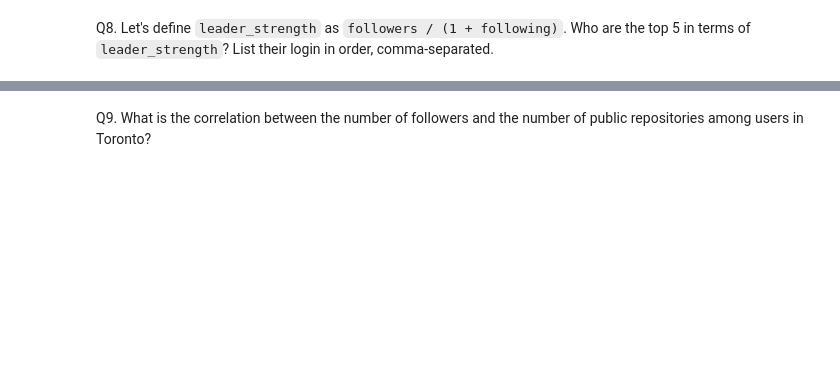
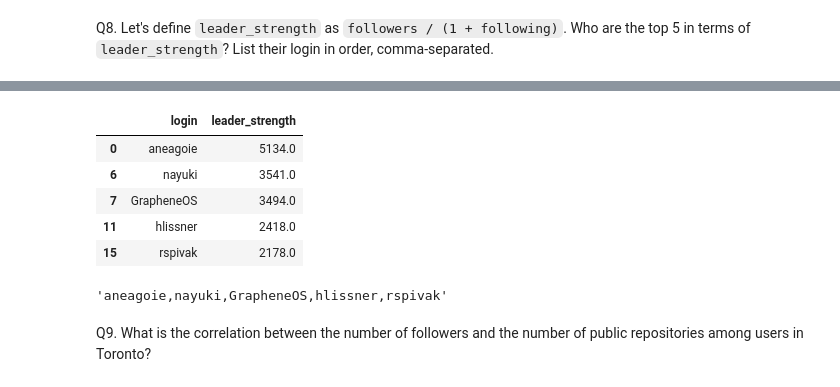
Before and after one commit to 22f3001905/tds-project-1-github-users-repos, a Jupyter notebook: notebook.ipynb, the cells around one changed output, grey strips where cells are left out. Saved outputs shown, nothing was run; the diff lists cells and outputs as text; code cells hidden in the pictures; blank space fills up the shorter version.

```diff
--- a/notebook.ipynb
+++ b/notebook.ipynb
@@ -294,3 +555,16 @@ strong_leaders_idx = (users_df['followers'] / (1 + users_df['following'])).sort_
+# %%
+users_df.nlargest(5, 'leader_strength')[['login', 'leader_strength']]
+# %% [output]
+|  | login | leader_strength |
+| 0 | aneagoie | 5134.0 |
+| 6 | nayuki | 3541.0 |
+| 7 | GrapheneOS | 3494.0 |
+| 11 | hlissner | 2418.0 |
+| 15 | rspivak | 2178.0 |
+# %%
+','.join(users_df.nlargest(5, 'leader_strength')['login'].to_list())
+# %% [output]
+'aneagoie,nayuki,GrapheneOS,hlissner,rspivak'
 # %% [markdown]
 Q9. What is the correlation between the number of followers and the number of public repositories among users in Toronto?
 # %%
```
Also changed, not shown: parts of 62 cells of this notebook, 4 other files.
